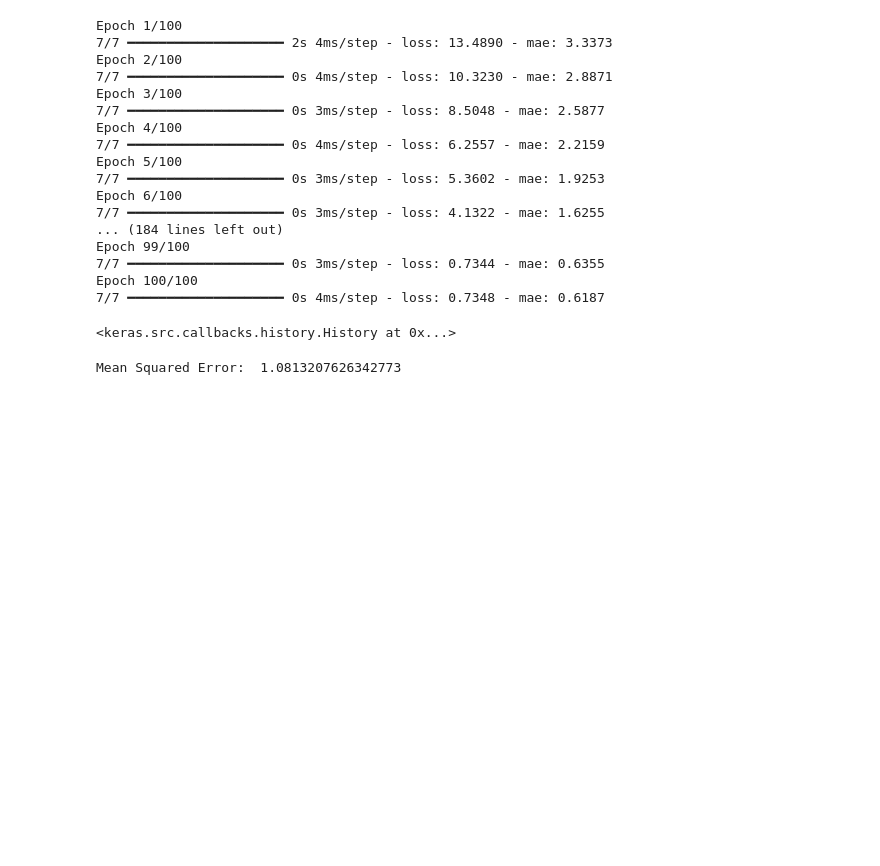
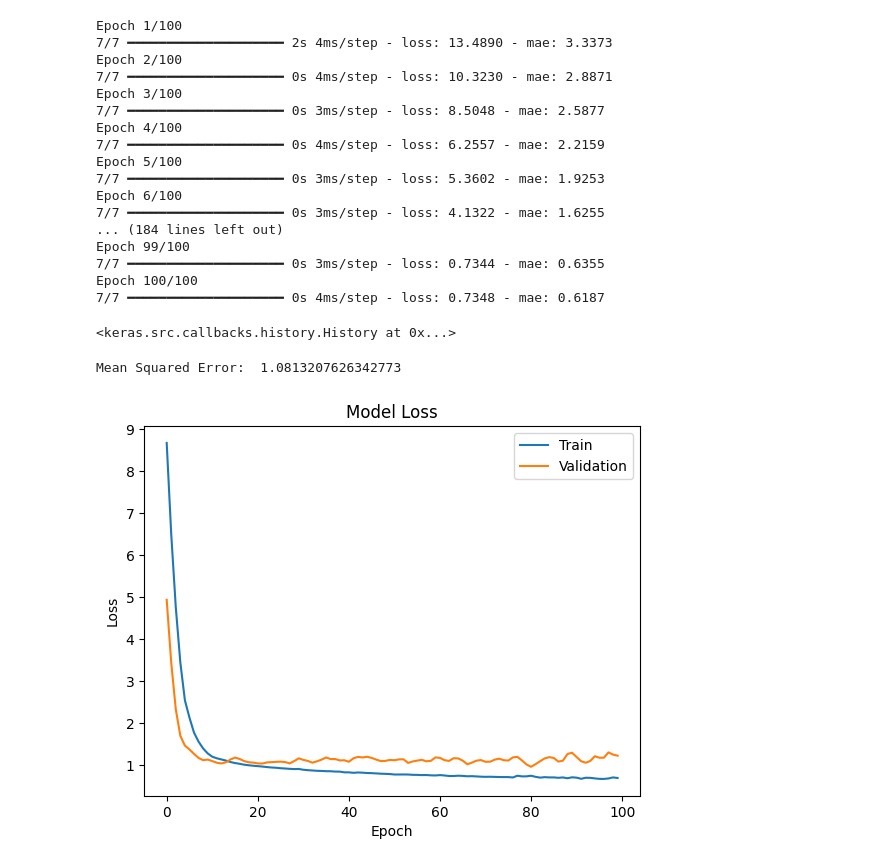
Before and after one commit to Zeeshier/Deep_Learning, a Jupyter notebook: 02. Multi-Layer Perceptron.ipynb, the cells around one changed output. Drawn from its saved outputs; the diff is of its cells as text; code cells hidden in the pictures; blank space fills up the shorter version.

Commit message:
Multi-Layer Perceptron

```diff
--- a/02. Multi-Layer Perceptron.ipynb
+++ b/02. Multi-Layer Perceptron.ipynb
@@ -72,3 +72,30 @@ loss = model.evaluate(X_test, y_test, verbose=0)
 print(f"Mean Squared Error: ", loss[0])
 # %% [output]
 Mean Squared Error:  1.0813207626342773
+# %%
+# Building the model
+model = tf.keras.models.Sequential([
+    tf.keras.layers.Dense(64, activation='relu', input_shape=(X_train.shape[1],)), #Input Layer
+    tf.keras.layers.Dense(32, activation='relu'), #Hidden Layer
+    tf.keras.layers.Dense(1) #Output Layer
+])
+
+# Compile the model
+model.compile(optimizer='adam', loss= 'mean_squared_error')
+
+#train the model
+history = model.fit(X_train, y_train, epochs=100, batch_size=32, verbose=0, validation_data= (X_test, y_test))
+
+# Evaluating the model (using Mean Squared Error)
+loss = model.evaluate(X_test, y_test, verbose=0)
+
+# Plotting the training and testing loss
+plt.plot(history.history['loss'])
+plt.plot(history.history['val_loss'])
+plt.title('Model Loss')
+plt.ylabel('Loss')
+plt.xlabel('Epoch')
+plt.legend(['Train','Validation'], loc='upper right')
+plt.show()
+# %% [output]
+[figure, added]
```
